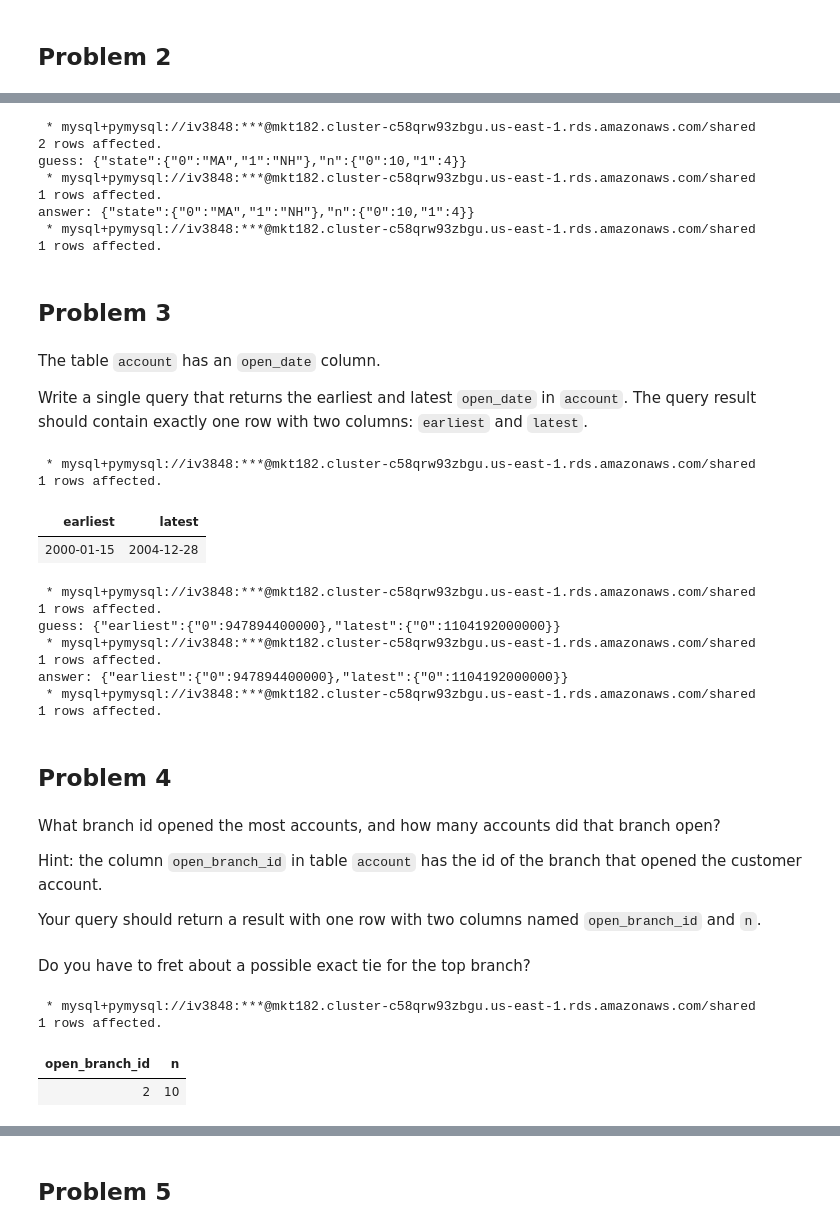
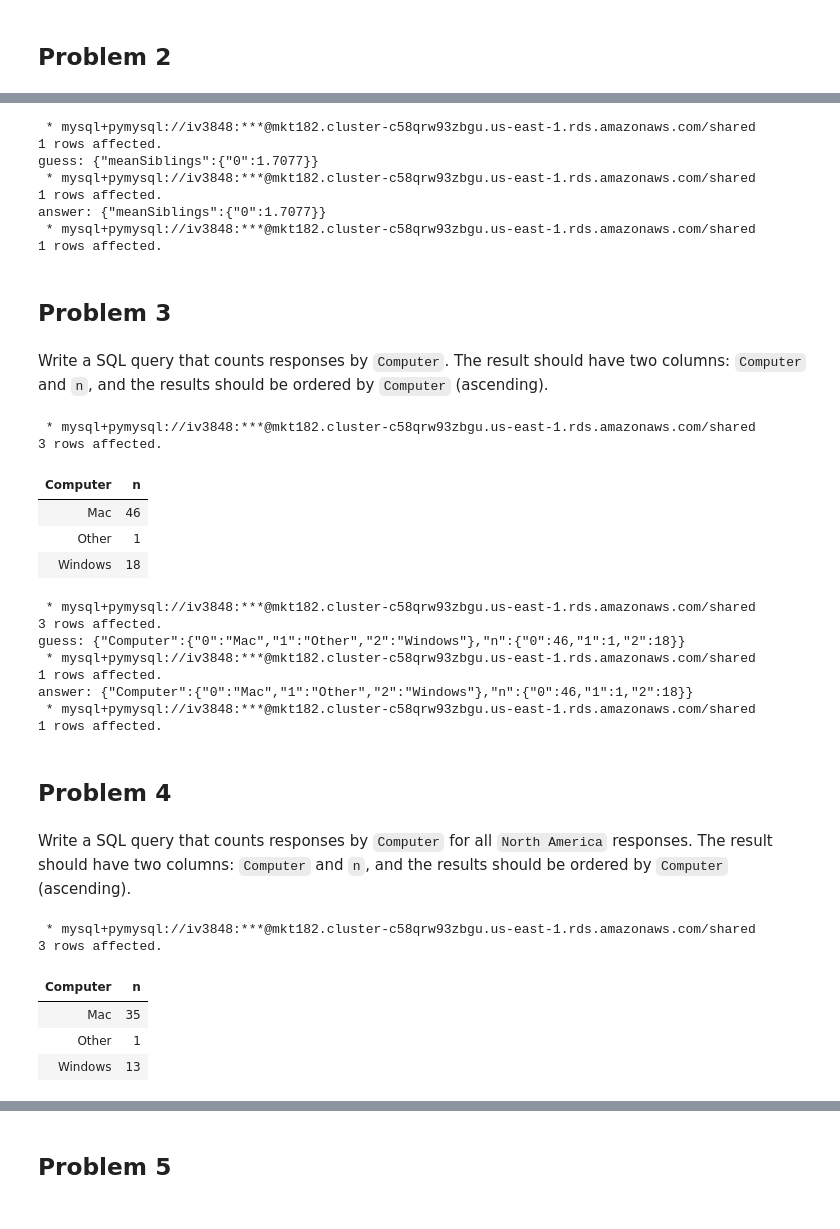
Before and after one commit to ishitavasishth/A-B_Testing_Dashboard, a Jupyter notebook: SQLData_IshitaVasishth.ipynb, the cells around one changed output, grey strips where cells are left out. Cells and saved outputs as stored; diff of their text form; code cells hidden in the pictures.

```diff
--- a/SQLData_IshitaVasishth.ipynb
+++ b/SQLData_IshitaVasishth.ipynb
@@ -200,61 +175,58 @@ order by n desc
 # %%
-store_answer(2,2)
+store_answer(1,2)
 # %% [output]
- * mysql+pymysql://iv3848:***@mkt182.cluster-c58qrw93zbgu.us-east-1.rds.amazonaws.com/shared
-2 rows affected.
-guess: {"state":{"0":"MA","1":"NH"},"n":{"0":10,"1":4}}
  * mysql+pymysql://iv3848:***@mkt182.cluster-c58qrw93zbgu.us-east-1.rds.amazonaws.com/shared
 1 rows affected.
-answer: {"state":{"0":"MA","1":"NH"},"n":{"0":10,"1":4}}
+guess: {"meanSiblings":{"0":1.7077}}
  * mysql+pymysql://iv3848:***@mkt182.cluster-c58qrw93zbgu.us-east-1.rds.amazonaws.com/shared
 1 rows affected.
+answer: {"meanSiblings":{"0":1.7077}}
+ * mysql+pymysql://iv3848:***@mkt182.cluster-c58qrw93zbgu.us-east-1.rds.amazonaws.com/shared
+1 rows affected.
 # %% [markdown]
 ## Problem 3
-# %% [markdown]
-The table `account` has an `open_date` column.
-
-Write a single query that returns the earliest and latest `open_date` in `account`.  The query result should contain exactly one row with two columns: `earliest` and `latest`.
-# %%
-%%sql
-
-select min(open_date) as earliest, max(open_date) as latest
-from account;
-# %% [output]
- * mysql+pymysql://iv3848:***@mkt182.cluster-c58qrw93zbgu.us-east-1.rds.amazonaws.com/shared
-1 rows affected.
-| earliest | latest |
-| 2000-01-15 | 2004-12-28 |
+# %% [markdown]
+Write a SQL query that counts responses by `Computer`. The result should have two columns: `Computer` and `n`, and the results should be ordered by `Computer` (ascending).
+# %%
+%%sql
+SELECT Computer, count(*) as n
+from survey
+group by Computer
+order by Computer asc
+# %% [output]
+ * mysql+pymysql://iv3848:***@mkt182.cluster-c58qrw93zbgu.us-east-1.rds.amazonaws.com/shared
+3 rows affected.
+| Computer | n |
+| Mac | 46 |
+| Other | 1 |
+| Windows | 18 |
 # %%
-store_answer(2,3)
+store_answer(1,3)
 # %% [output]
+ * mysql+pymysql://iv3848:***@mkt182.cluster-c58qrw93zbgu.us-east-1.rds.amazonaws.com/shared
+3 rows affected.
+guess: {"Computer":{"0":"Mac","1":"Other","2":"Windows"},"n":{"0":46,"1":1,"2":18}}
  * mysql+pymysql://iv3848:***@mkt182.cluster-c58qrw93zbgu.us-east-1.rds.amazonaws.com/shared
 1 rows affected.
-guess: {"earliest":{"0":947894400000},"latest":{"0":1104192000000}}
+answer: {"Computer":{"0":"Mac","1":"Other","2":"Windows"},"n":{"0":46,"1":1,"2":18}}
  * mysql+pymysql://iv3848:***@mkt182.cluster-c58qrw93zbgu.us-east-1.rds.amazonaws.com/shared
 1 rows affected.
-answer: {"earliest":{"0":947894400000},"latest":{"0":1104192000000}}
- * mysql+pymysql://iv3848:***@mkt182.cluster-c58qrw93zbgu.us-east-1.rds.amazonaws.com/shared
-1 rows affected.
 # %% [markdown]
 ## Problem 4
-# %% [markdown]
-What branch id opened the most accounts, and how many accounts did that branch open?
-
-Hint: the column `open_branch_id` in table `account` has the id of the branch that opened the customer account.
-
-Your query should return a result with one row with two columns named `open_branch_id` and `n`.
-# %% [markdown]
-Do you have to fret about a possible exact tie for the top branch?
+# %% [markdown]
+Write a SQL query that counts responses by `Computer` for all `North America` responses. The result should have two columns: `Computer` and `n`, and the results should be ordered by `Computer` (ascending).
 # %%
 %%sql
-select open_branch_id, count(*) as n
-from account
-group by open_branch_id
-order by n desc
-limit 1;
+SELECT Computer, count(*) as n
+from survey
+where Continent = 'North America'
+group by Computer
+order by Computer asc
 # %% [output]
  * mysql+pymysql://iv3848:***@mkt182.cluster-c58qrw93zbgu.us-east-1.rds.amazonaws.com/shared
-1 rows affected.
+3 rows affected.
-| open_branch_id | n |
-| 2 | 10 |
+| Computer | n |
+| Mac | 35 |
+| Other | 1 |
+| Windows | 13 |
 # %%
```
Also changed, not shown: parts of 64 cells of this notebook.
